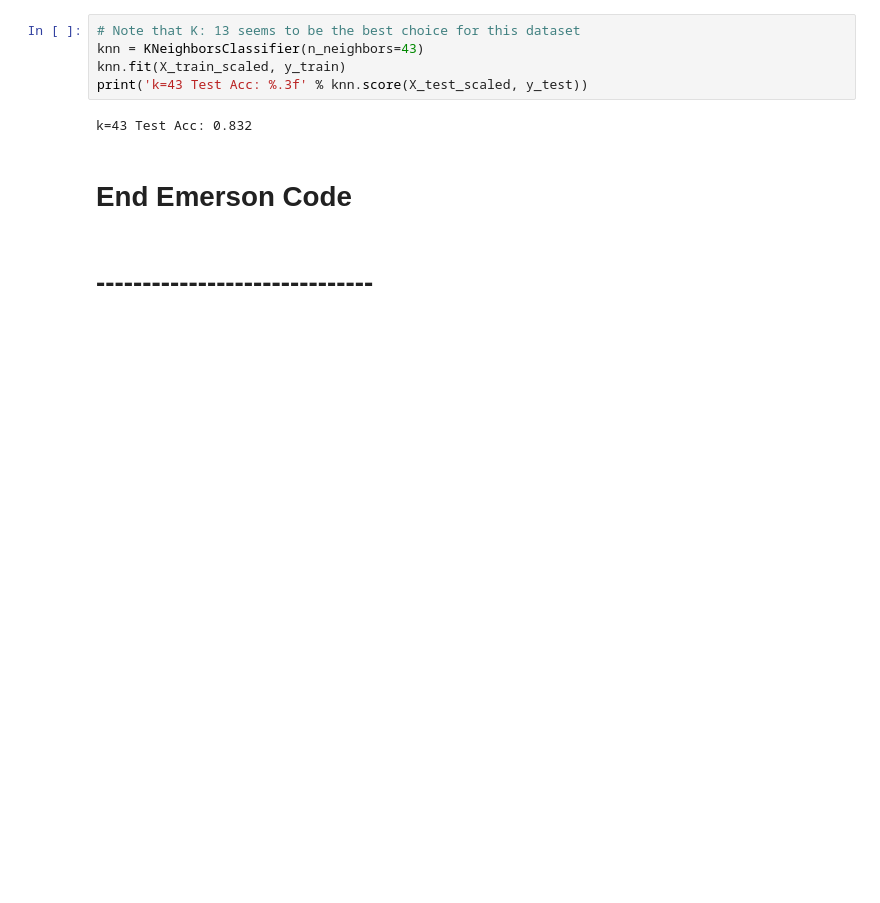
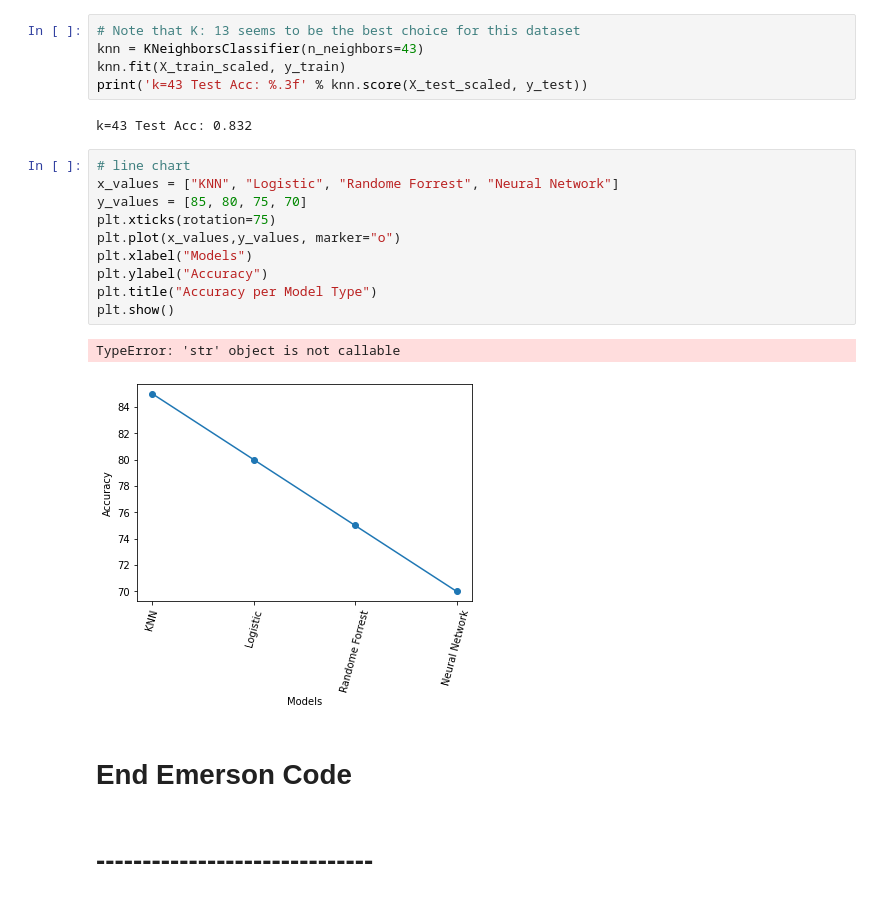
Before and after one commit to NoahLeVoir/income_prediction, a Jupyter notebook: static/data/Machine Learning Models.ipynb, the cells around one changed output. Saved outputs shown, nothing was run; the diff lists cells and outputs as text; blank space fills up the shorter version.

Commit message:
working on line chart for displaying models and their accuracy

```diff
--- a/static/data/Machine Learning Models.ipynb
+++ b/static/data/Machine Learning Models.ipynb
@@ -215,6 +215,19 @@ knn.fit(X_train_scaled, y_train)
 print('k=43 Test Acc: %.3f' % knn.score(X_test_scaled, y_test))
 # %% [output]
 k=43 Test Acc: 0.832
+# %%
+# line chart
+x_values = ["KNN", "Logistic", "Randome Forrest", "Neural Network"]
+y_values = [85, 80, 75, 70]
+plt.xticks(rotation=75)
+plt.plot(x_values,y_values, marker="o")
+plt.xlabel("Models")
+plt.ylabel("Accuracy")
+plt.title("Accuracy per Model Type")
+plt.show()
+# %% [output]
+TypeError: 'str' object is not callable
+[figure, added]
 # %% [markdown]
 # End Emerson Code
 # %% [markdown]
```
